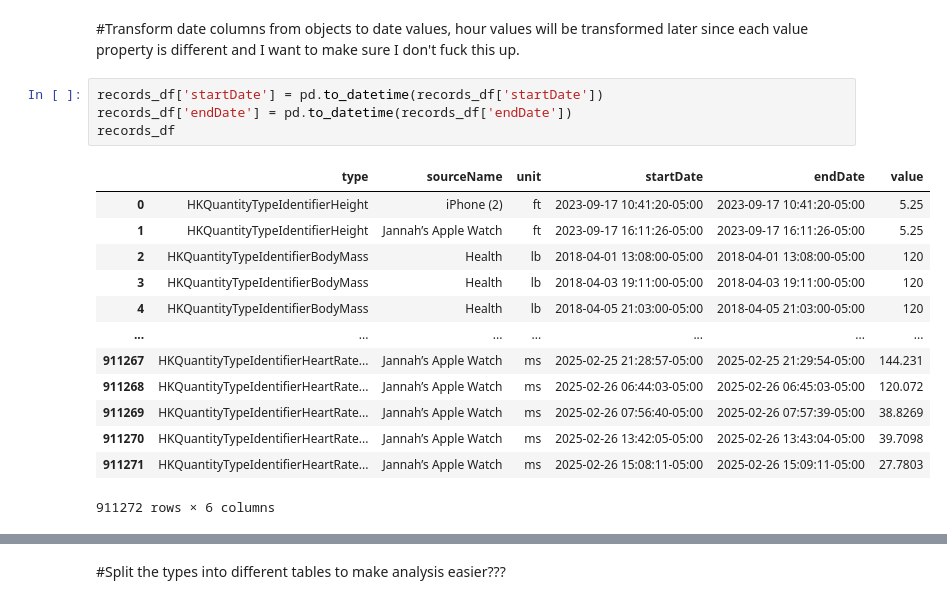
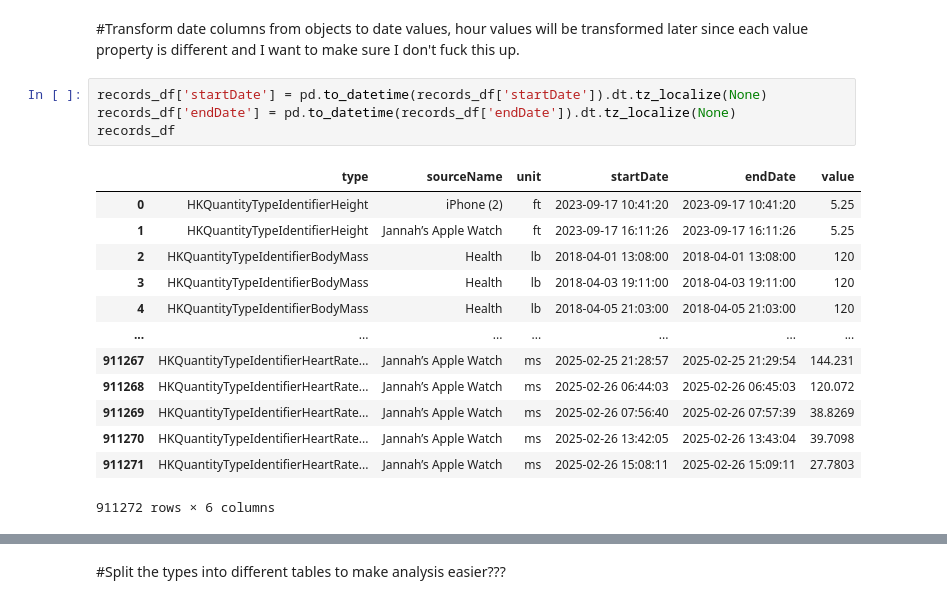
Before and after one commit to YomnaElmousalami/AppleHealthData_Analysis, a Jupyter notebook: Analyze_Sis_health_Data.ipynb, the cells around one changed output, grey strips where cells are left out. Cells and saved outputs as stored; diff of their text form.

```diff
--- a/Analyze_Sis_health_Data.ipynb
+++ b/Analyze_Sis_health_Data.ipynb
@@ -379,22 +379,22 @@ array(['HKCategoryTypeIdentifierAudioExposureEvent'], dtype=object)
 # %% [markdown]
 #Transform date columns from objects to date values, hour values will be transformed later since each value property is different and I want to make sure I don't fuck this up.
 # %%
-records_df['startDate'] = pd.to_datetime(records_df['startDate'])
-records_df['endDate'] = pd.to_datetime(records_df['endDate'])
+records_df['startDate'] = pd.to_datetime(records_df['startDate']).dt.tz_localize(None)
+records_df['endDate'] = pd.to_datetime(records_df['endDate']).dt.tz_localize(None)
 records_df
 # %% [output]
 |  | type | sourceName | unit | startDate | endDate | value |
-| 0 | HKQuantityTypeIdentifierHeight | iPhone (2) | ft | 2023-09-17 10:41:20-05:00 | 2023-09-17 10:41:20-05:00 | 5.25 |
-| 1 | HKQuantityTypeIdentifierHeight | Jannah’s Apple Watch | ft | 2023-09-17 16:11:26-05:00 | 2023-09-17 16:11:26-05:00 | 5.25 |
-| 2 | HKQuantityTypeIdentifierBodyMass | Health | lb | 2018-04-01 13:08:00-05:00 | 2018-04-01 13:08:00-05:00 | 120 |
-| 3 | HKQuantityTypeIdentifierBodyMass | Health | lb | 2018-04-03 19:11:00-05:00 | 2018-04-03 19:11:00-05:00 | 120 |
-| 4 | HKQuantityTypeIdentifierBodyMass | Health | lb | 2018-04-05 21:03:00-05:00 | 2018-04-05 21:03:00-05:00 | 120 |
+| 0 | HKQuantityTypeIdentifierHeight | iPhone (2) | ft | 2023-09-17 10:41:20 | 2023-09-17 10:41:20 | 5.25 |
+| 1 | HKQuantityTypeIdentifierHeight | Jannah’s Apple Watch | ft | 2023-09-17 16:11:26 | 2023-09-17 16:11:26 | 5.25 |
+| 2 | HKQuantityTypeIdentifierBodyMass | Health | lb | 2018-04-01 13:08:00 | 2018-04-01 13:08:00 | 120 |
+| 3 | HKQuantityTypeIdentifierBodyMass | Health | lb | 2018-04-03 19:11:00 | 2018-04-03 19:11:00 | 120 |
+| 4 | HKQuantityTypeIdentifierBodyMass | Health | lb | 2018-04-05 21:03:00 | 2018-04-05 21:03:00 | 120 |
 | ... | ... | ... | ... | ... | ... | ... |
-| 911267 | HKQuantityTypeIdentifierHeartRate... | Jannah’s Apple Watch | ms | 2025-02-25 21:28:57-05:00 | 2025-02-25 21:29:54-05:00 | 144.231 |
-| 911268 | HKQuantityTypeIdentifierHeartRate... | Jannah’s Apple Watch | ms | 2025-02-26 06:44:03-05:00 | 2025-02-26 06:45:03-05:00 | 120.072 |
-| 911269 | HKQuantityTypeIdentifierHeartRate... | Jannah’s Apple Watch | ms | 2025-02-26 07:56:40-05:00 | 2025-02-26 07:57:39-05:00 | 38.8269 |
-| 911270 | HKQuantityTypeIdentifierHeartRate... | Jannah’s Apple Watch | ms | 2025-02-26 13:42:05-05:00 | 2025-02-26 13:43:04-05:00 | 39.7098 |
-| 911271 | HKQuantityTypeIdentifierHeartRate... | Jannah’s Apple Watch | ms | 2025-02-26 15:08:11-05:00 | 2025-02-26 15:09:11-05:00 | 27.7803 |
+| 911267 | HKQuantityTypeIdentifierHeartRate... | Jannah’s Apple Watch | ms | 2025-02-25 21:28:57 | 2025-02-25 21:29:54 | 144.231 |
+| 911268 | HKQuantityTypeIdentifierHeartRate... | Jannah’s Apple Watch | ms | 2025-02-26 06:44:03 | 2025-02-26 06:45:03 | 120.072 |
+| 911269 | HKQuantityTypeIdentifierHeartRate... | Jannah’s Apple Watch | ms | 2025-02-26 07:56:40 | 2025-02-26 07:57:39 | 38.8269 |
+| 911270 | HKQuantityTypeIdentifierHeartRate... | Jannah’s Apple Watch | ms | 2025-02-26 13:42:05 | 2025-02-26 13:43:04 | 39.7098 |
+| 911271 | HKQuantityTypeIdentifierHeartRate... | Jannah’s Apple Watch | ms | 2025-02-26 15:08:11 | 2025-02-26 15:09:11 | 27.7803 |
 911272 rows × 6 columns
 # %%
 #create seperate columns for start and end time year, month, and days
```
Also changed, not shown: parts of 55 cells of this notebook.
